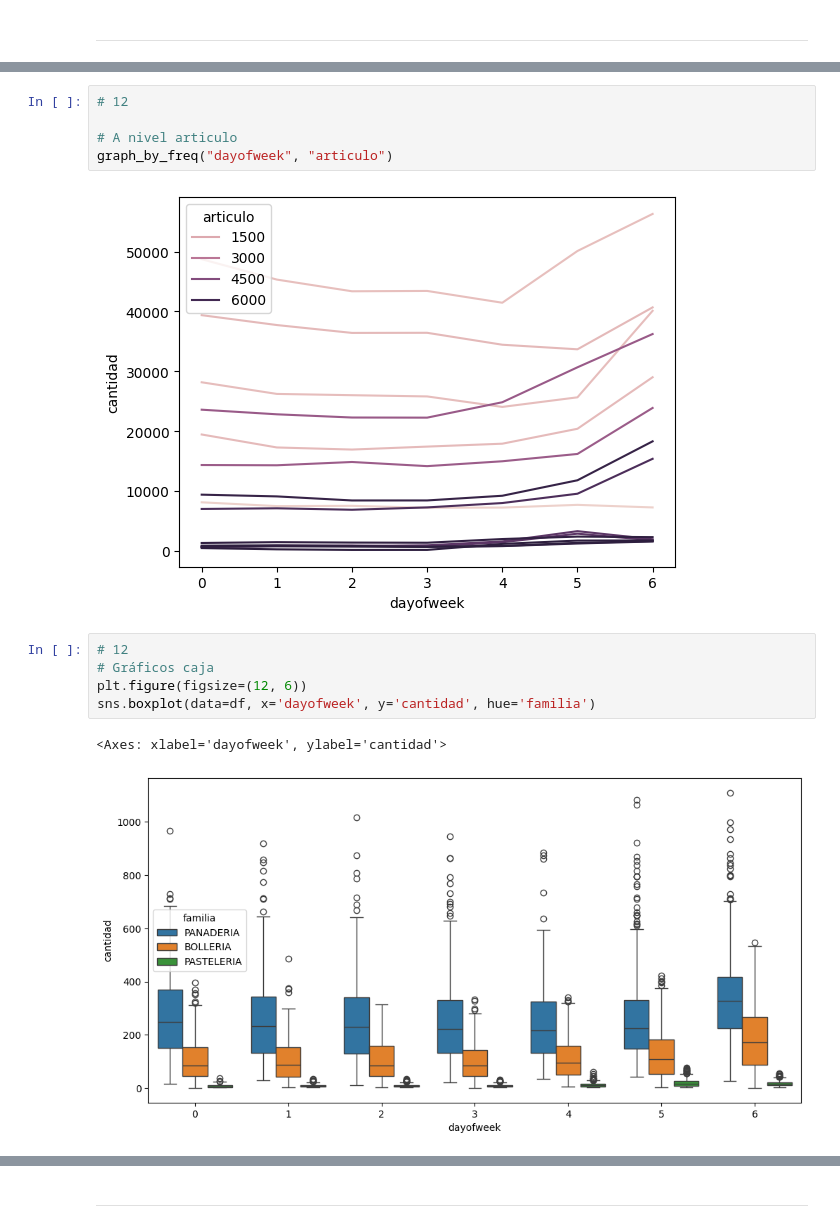
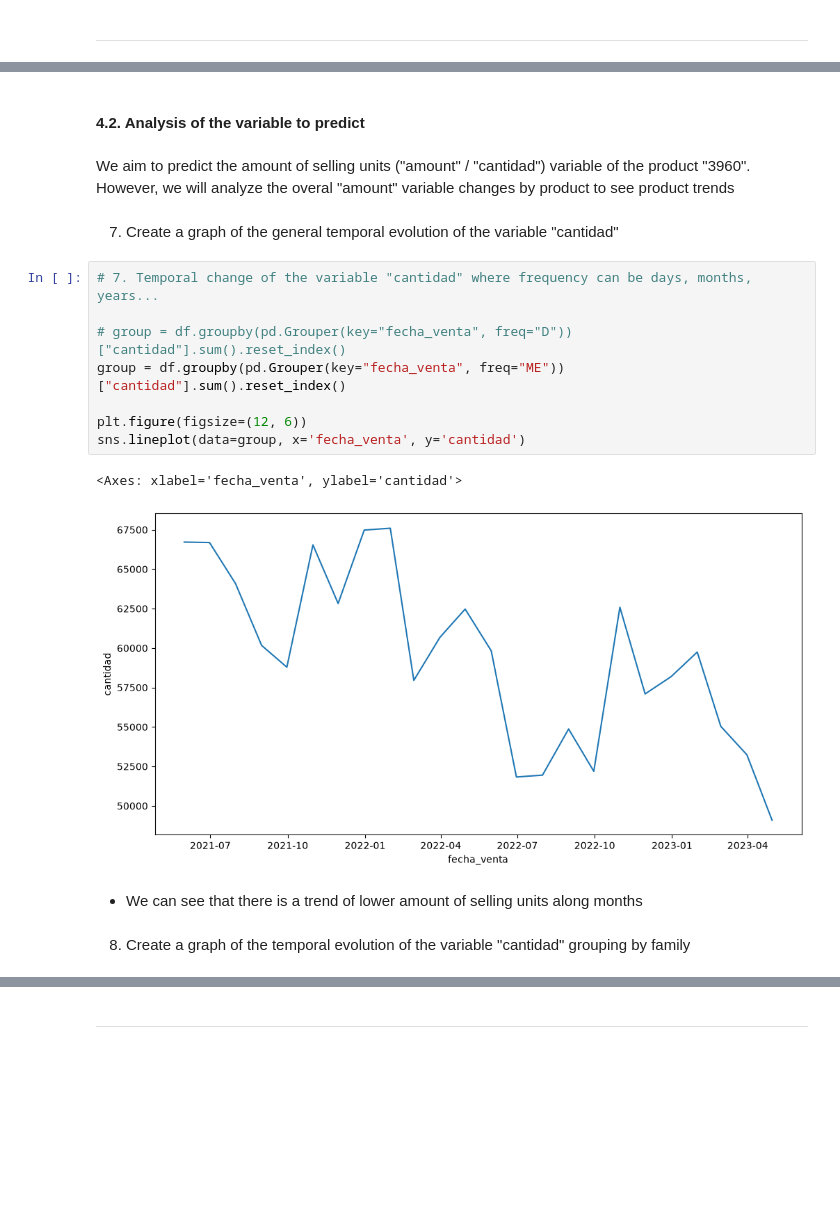
Before and after one commit to Irampardo/Datathon_CodeSpace, a Jupyter notebook: Notebooks/4_Datathon_EDA.ipynb, the cells around one changed output, grey strips where cells are left out. Drawn from its saved outputs; the diff is of its cells as text; blank space fills up the shorter version.

```diff
--- a/Notebooks/4_Datathon_EDA.ipynb
+++ b/Notebooks/4_Datathon_EDA.ipynb
@@ -457,15 +332,21 @@ graph_by_freq("dayofweek")
-# %%
-# 12
-
-# A nivel articulo
-graph_by_freq("dayofweek", "articulo")
-# %% [output]
-[figure, removed]
-# %%
-# 12
-# Gráficos caja
-plt.figure(figsize=(12, 6))
-sns.boxplot(data=df, x='dayofweek', y='cantidad', hue='familia')
-# %% [output]
-<Axes: xlabel='dayofweek', ylabel='cantidad'>
-[figure, removed]
+# %% [markdown]
+#### 4.2. Analysis of the variable to predict
+# %% [markdown]
+We aim to predict the amount of selling units ("amount" / "cantidad") variable of the product "3960". However, we will analyze the overal "amount" variable changes by product to see product trends
+# %% [markdown]
+7. Create a graph of the general temporal evolution of the variable "cantidad"
+# %%
+# 7. Temporal change of the variable "cantidad" where frequency can be days, months, years...
+
+# group = df.groupby(pd.Grouper(key="fecha_venta", freq="D"))["cantidad"].sum().reset_index()
+group = df.groupby(pd.Grouper(key="fecha_venta", freq="ME"))["cantidad"].sum().reset_index()
+
+plt.figure(figsize=(12, 6))
+sns.lineplot(data=group, x='fecha_venta', y='cantidad')
+# %% [output]
+<Axes: xlabel='fecha_venta', ylabel='cantidad'>
+[figure, added]
+# %% [markdown]
+- We can see that there is a trend of lower amount of selling units along months
+# %% [markdown]
+8. Create a graph of the temporal evolution of the variable "cantidad" grouping by family
```
Also changed, not shown: parts of 122 cells of this notebook, 8 other files.
